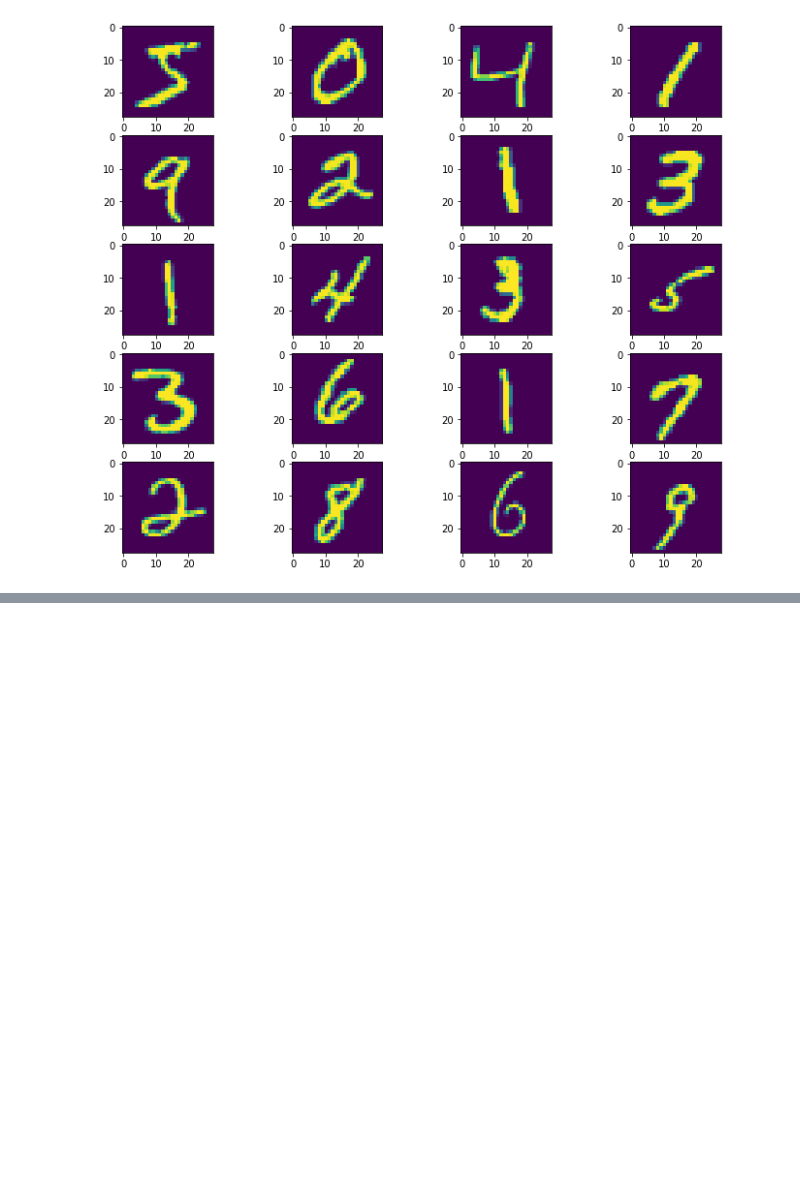
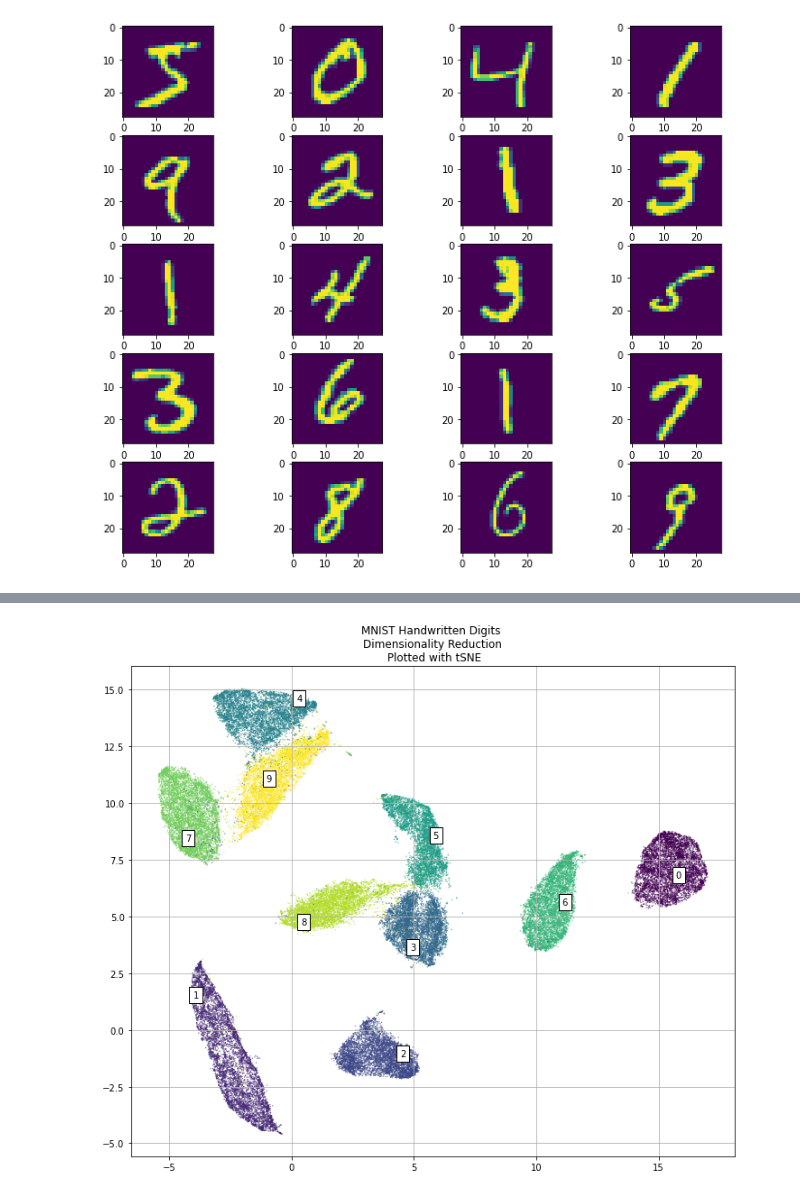
Before and after one commit to simusid/ML_examples, a Jupyter notebook: Trained MNIST Network.ipynb, the cells around one changed output, grey strips where cells are left out. Drawn from its saved outputs; the diff is of its cells as text; code cells hidden in the pictures; blank space fills up the shorter version.

```diff
--- a/Trained MNIST Network.ipynb
+++ b/Trained MNIST Network.ipynb
@@ -110,0 +139,15 @@ array([[ 974,    0,    2,    0,    0,    1,    2,    0,    1,    0],
+# %%
+from umap import UMAP
+yy = UMAP().fit_transform(x_train)
+# %%
+plt.figure(figsize=(12,10))
+plt.grid()
+plt.title("MNIST Handwritten Digits \nDimensionality Reduction\n Plotted with tSNE")
+plt.scatter(yy[:,0], yy[:,1], s=.1,c=np.argmax(y_train,axis=1))
+for i in range(10):
+    for j in range(y_train.shape[0]):
+        if(i == np.argmax(y_train[j])):
+            plt.text(yy[j,0], yy[j,1],str(i), bbox=dict(facecolor='white'))
+            break
+# %% [output]
+[figure, added]
```
Also changed, not shown: parts of 8 cells of this notebook, 1 other file.
